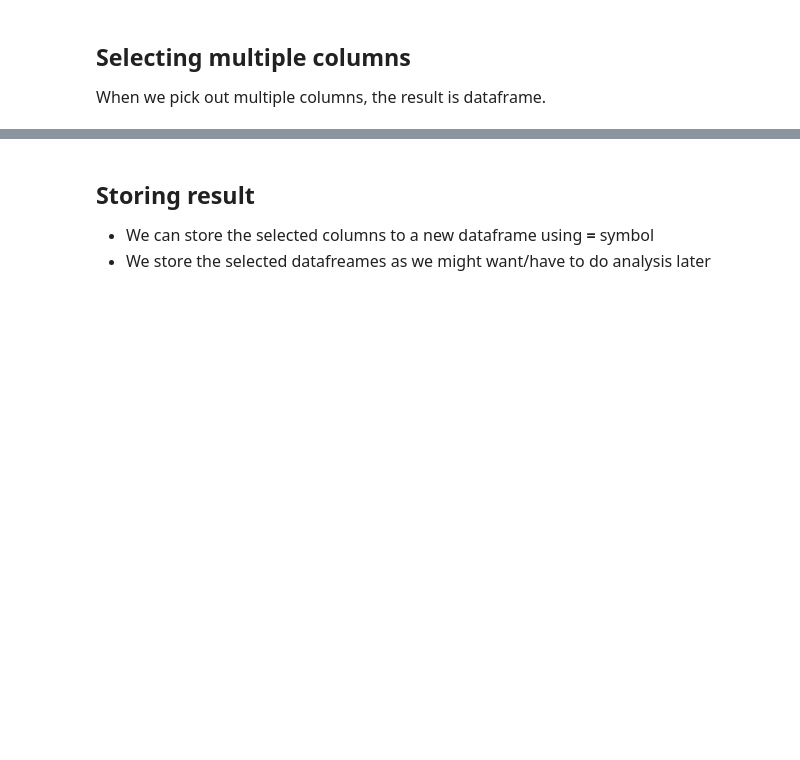
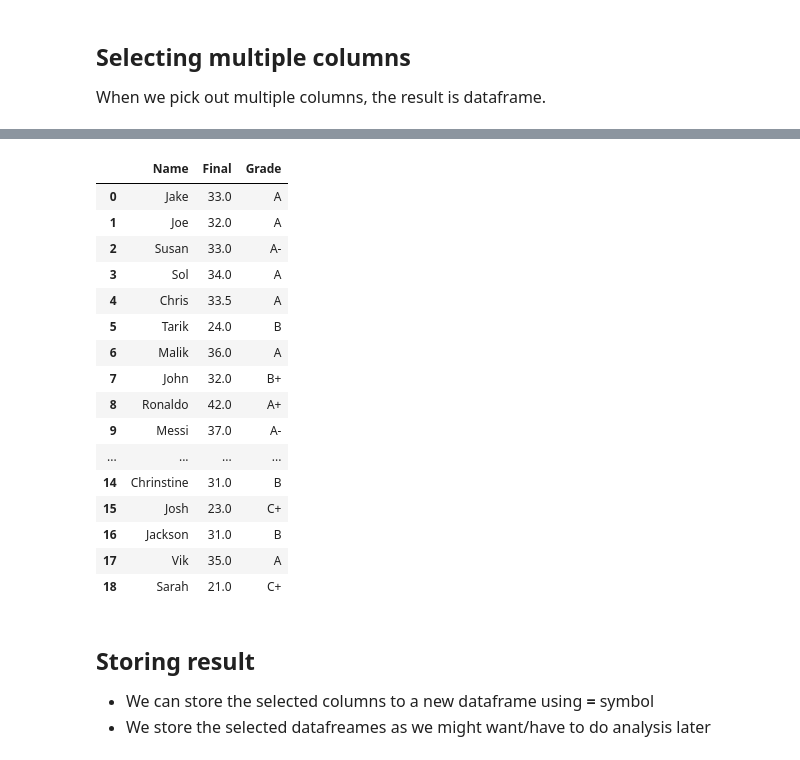
Before and after one commit to bacharehman/COM731, a Jupyter notebook: Week09.ipynb, the cells around one changed output, grey strips where cells are left out. Saved outputs shown, nothing was run; the diff lists cells and outputs as text; code cells hidden in the pictures; blank space fills up the shorter version.

```diff
--- a/Week09.ipynb
+++ b/Week09.ipynb
@@ -157,3 +437,25 @@ df.to_csv('data/data_indexheaderFalse.csv', index=False, header=False )  # This
+# %%
+# Select the Name, 'Grade' and 'Final' columns
+final_grade_columns = df[['Name','Final', 'Grade']]
+final_grade_columns
+# %% [output]
+|  | Name | Final | Grade |
+| 0 | Jake | 33.0 | A |
+| 1 | Joe | 32.0 | A |
+| 2 | Susan | 33.0 | A- |
+| 3 | Sol | 34.0 | A |
+| 4 | Chris | 33.5 | A |
+| 5 | Tarik | 24.0 | B |
+| 6 | Malik | 36.0 | A |
+| 7 | John | 32.0 | B+ |
+| 8 | Ronaldo | 42.0 | A+ |
+| 9 | Messi | 37.0 | A- |
+| ... | ... | ... | ... |
+| 14 | Chrinstine | 31.0 | B |
+| 15 | Josh | 23.0 | C+ |
+| 16 | Jackson | 31.0 | B |
+| 17 | Vik | 35.0 | A |
+| 18 | Sarah | 21.0 | C+ |
 # %% [markdown]
 ## Storing result
 - <font size=3>We can store the selected columns to a new dataframe using <b>=</b> symbol</font>
```
Also changed, not shown: parts of 33 cells of this notebook.
